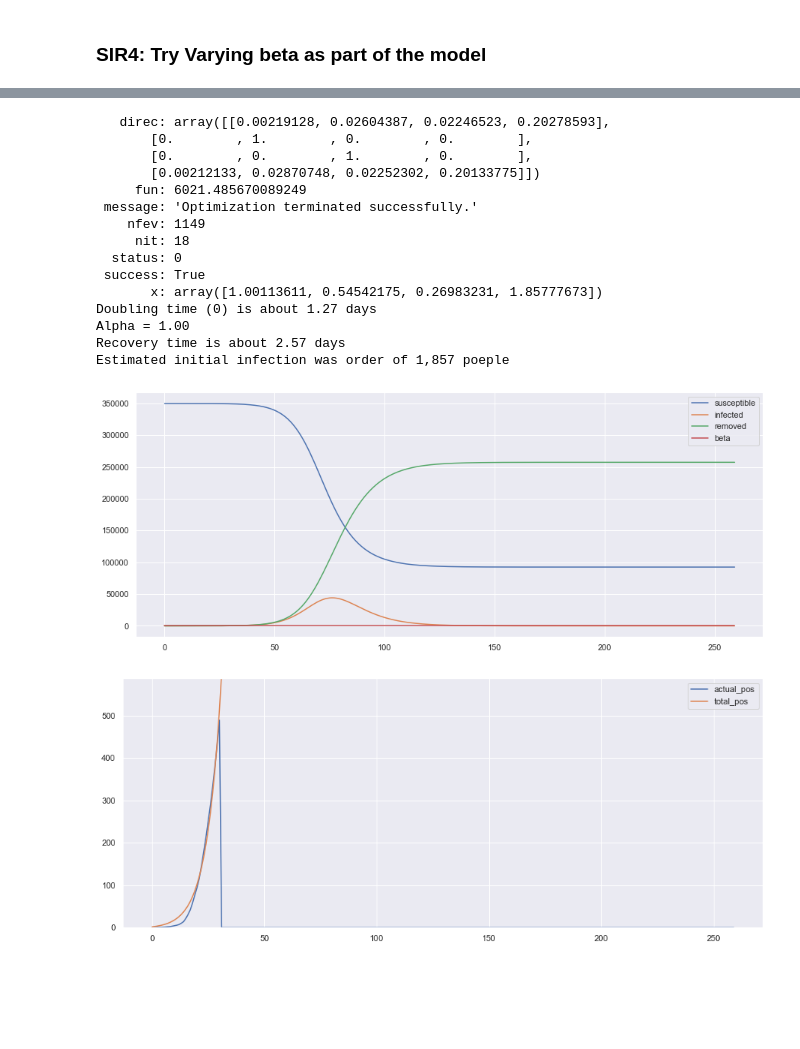
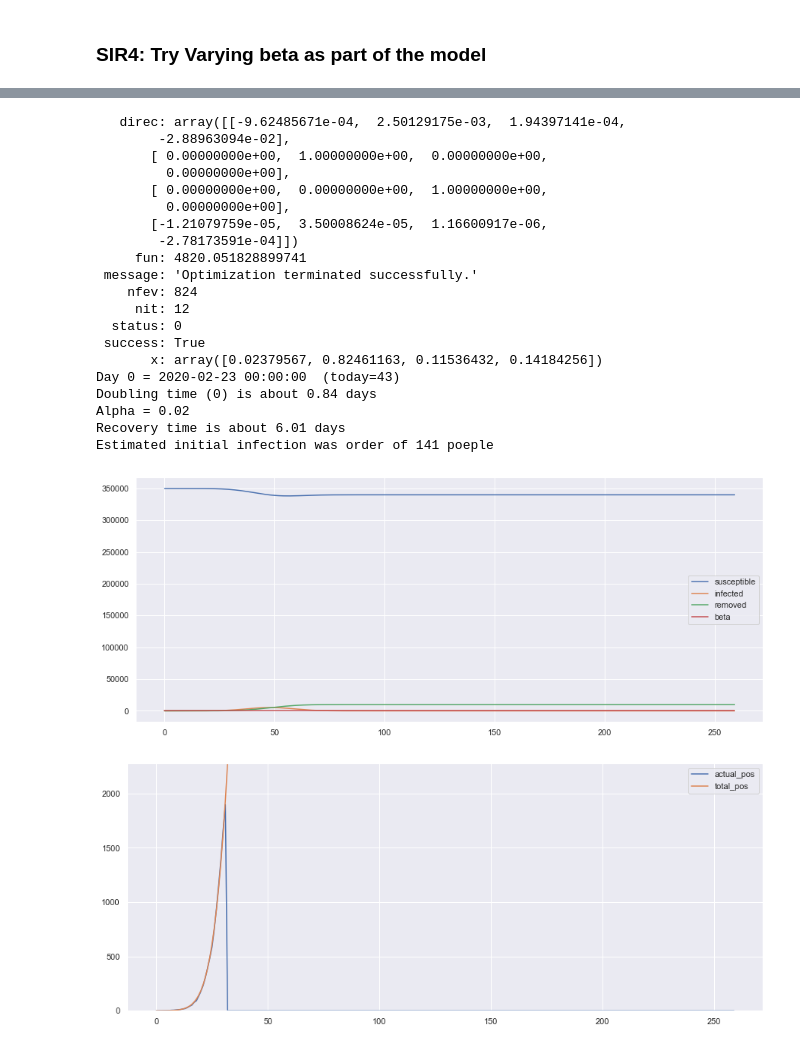
Before and after one commit to DrSkippy/2020covid19, a Jupyter notebook: SIR Fits.ipynb, the cells around one changed output, grey strips where cells are left out. Cells and saved outputs as stored; diff of their text form; code cells hidden in the pictures; blank space fills up the shorter version.

Commit message:
Updated data. Model based on deaths seems to fit better

```diff
--- a/SIR Fits.ipynb
+++ b/SIR Fits.ipynb
@@ -56,7 +59,13 @@ df.head()
 # %%
 dfq, _ = get_state_df(df, "*")
 pos_untested = 0.8
-dfq["actual_pos"] = dfq.positive.values*(1 + pos_untested)/1000
+dfq["actual_pos1"] = dfq.positive.values*(1 + pos_untested)/1000   # under test/under count
+
+lag = 10
+dfq["death_new2"] = dfq.death.diff(1)
+dfq["actual_new2"] = (dfq.death_new2 * 200)  # actual death rate of 0.05, 10 day lag
+dfq["actual_pos2"] = dfq.actual_new2.cumsum()
+dfq["actual_pos2"] /= 1000
 dfq.head()
 # %% [output]
 |  | date | positive | negative | pending | totalTestResults | death | lastUpdateEt | daily_new_positive | ... |
@@ -67,0 +77,4 @@ dfq.head()
+# %%
+dfq["pos1000"] = dfq.positive/1000
+dfq["pos2_shift"] = dfq["actual_pos2"].shift(-lag, fill_value=0)
+dfq.plot(x="date", y=["pos1000", "actual_pos1", "pos2_shift"])
@@ -111,32 +158,39 @@ plt.show()
 [figure]
 # %%
 N=350000
-x0 = (0.0001, 0.33, 0.08, 0.1)  # alpha, beta0, gamma, I0
-c = dfq.actual_pos.values
+x0 = (0.03434576, 0.78682323, 0.08861404, 2.72153793)  # alpha, beta0, gamma, I0
+c = dfq.actual_pos2.values[1:]
 sf = SIR4()
 alpha, beta0, gamma, I0 = sf.SIRFitter(c, N, x0)
+print("Day 0 = {}  (today={})".format(dfq.date.values[0] - pd.Timedelta(days=lag),
+                            (pd.Timestamp.now() - dfq.date.values[0]).days + lag))
 print("Doubling time (0) is about {:.2f} days".format(np.log(2)/beta0))
 print("Alpha = {:.2f}".format(alpha))
 print("Recovery time is about {:.2f} days".format(np.log(2)/gamma))
 print("Estimated initial infection was order of {:,} poeple".format(int(1000*I0)))
 # %% [output]
-   direc: array([[0.00219128, 0.02604387, 0.02246523, 0.20278593],
-       [0.        , 1.        , 0.        , 0.        ],
-       [0.        , 0.        , 1.        , 0.        ],
-       [0.00212133, 0.02870748, 0.02252302, 0.20133775]])
-     fun: 6021.485670089249
+   direc: array([[-9.62485671e-04,  2.50129175e-03,  1.94397141e-04,
+        -2.88963094e-02],
+       [ 0.00000000e+00,  1.00000000e+00,  0.00000000e+00,
+         0.00000000e+00],
+       [ 0.00000000e+00,  0.00000000e+00,  1.00000000e+00,
+         0.00000000e+00],
+       [-1.21079759e-05,  3.50008624e-05,  1.16600917e-06,
+        -2.78173591e-04]])
+     fun: 4820.051828899741
  message: 'Optimization terminated successfully.'
-    nfev: 1149
-     nit: 18
+    nfev: 824
+     nit: 12
   status: 0
  success: True
-       x: array([1.00113611, 0.54542175, 0.26983231, 1.85777673])
-Doubling time (0) is about 1.27 days
-Alpha = 1.00
-Recovery time is about 2.57 days
-Estimated initial infection was order of 1,857 poeple
+       x: array([0.02379567, 0.82461163, 0.11536432, 0.14184256])
+Day 0 = 2020-02-23 00:00:00  (today=43)
+Doubling time (0) is about 0.84 days
+Alpha = 0.02
+Recovery time is about 6.01 days
+Estimated initial infection was order of 141 poeple
-[figure, old version]
+[figure, new version]
-[figure, old version]
+[figure, new version]
 # %%
 dfw, wsl = get_world_dataset_df_from_file()
 dfw.head()
```
Also changed, not shown: parts of 9 cells of this notebook, 1 other file.
